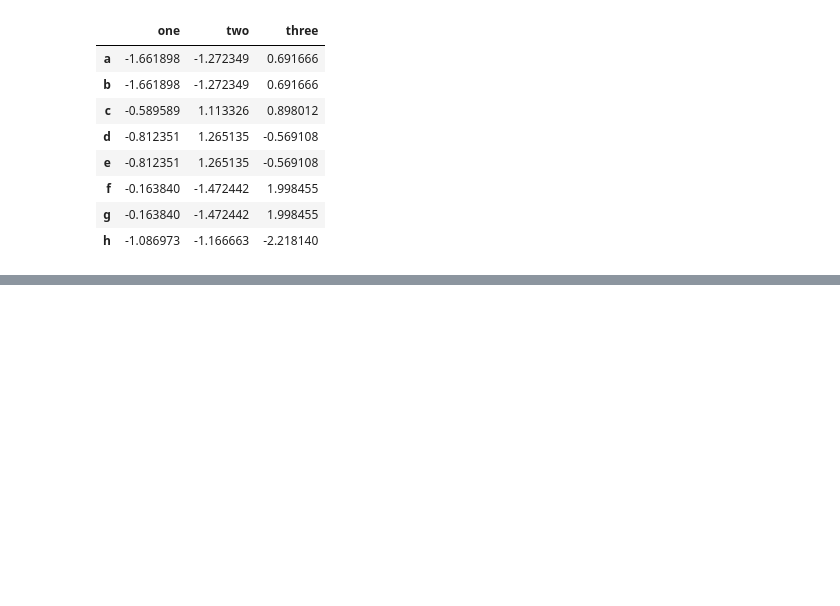
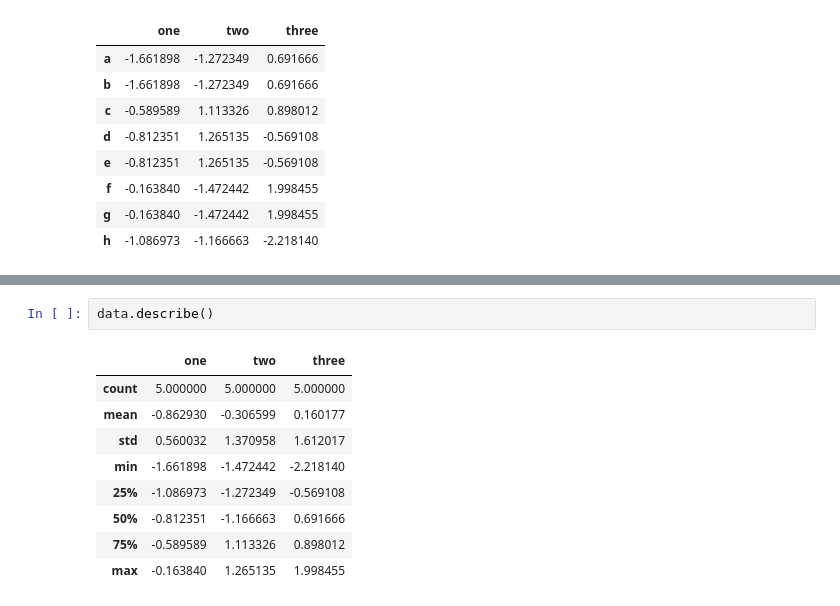
Before and after one commit to JahnviAghera/ML, a Jupyter notebook: experiment_0.ipynb, the cells around one changed output, grey strips where cells are left out. Saved outputs shown, nothing was run; the diff lists cells and outputs as text; blank space fills up the shorter version.

```diff
--- a/experiment_0.ipynb
+++ b/experiment_0.ipynb
@@ -149,0 +174,12 @@ data.fillna(method= 'pad')
+# %%
+data.describe()
+# %% [output]
+|  | one | two | three |
+| count | 5.000000 | 5.000000 | 5.000000 |
+| mean | -0.862930 | -0.306599 | 0.160177 |
+| std | 0.560032 | 1.370958 | 1.612017 |
+| min | -1.661898 | -1.472442 | -2.218140 |
+| 25% | -1.086973 | -1.272349 | -0.569108 |
+| 50% | -0.812351 | -1.166663 | 0.691666 |
+| 75% | -0.589589 | 1.113326 | 0.898012 |
+| max | -0.163840 | 1.265135 | 1.998455 |
```
Also changed, not shown: parts of 2 cells of this notebook.
